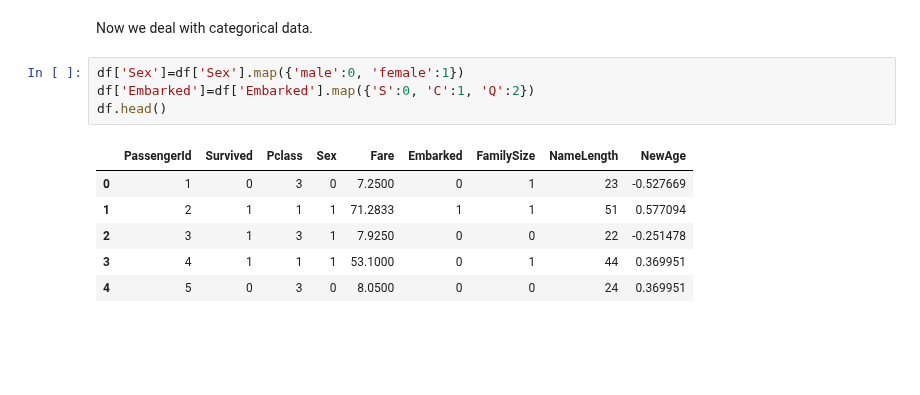
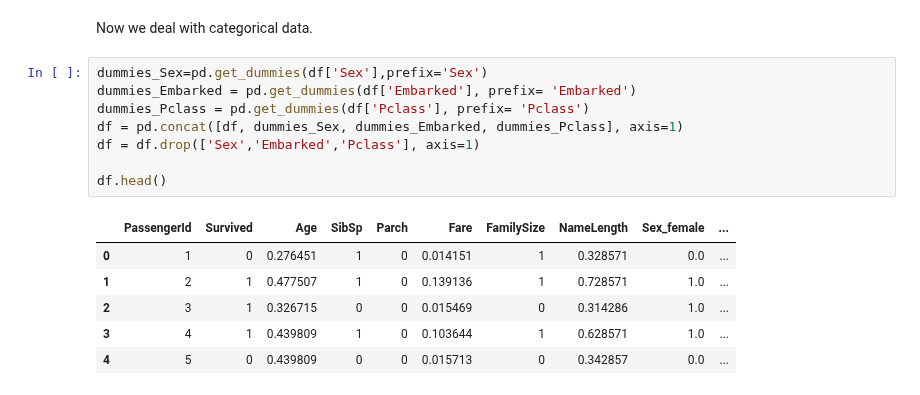
Before and after one commit to snazrul1/ssnazrul, a Jupyter notebook: DSE220/HW3/Titanic.ipynb, the cells around one changed output. Drawn from its saved outputs; the diff is of its cells as text; blank space fills up the shorter version.

```diff
--- a/DSE220/HW3/Titanic.ipynb
+++ b/DSE220/HW3/Titanic.ipynb
@@ -84,14 +99,18 @@ df.head()
 # %% [markdown]
 Now we deal with categorical data.
-# %%
-df['Sex']=df['Sex'].map({'male':0, 'female':1})
-df['Embarked']=df['Embarked'].map({'S':0, 'C':1, 'Q':2})
-df.head()
-# %% [output]
-|  | PassengerId | Survived | Pclass | Sex | Fare | Embarked | FamilySize | NameLength | NewAge |
-| 0 | 1 | 0 | 3 | 0 | 7.2500 | 0 | 1 | 23 | -0.527669 |
-| 1 | 2 | 1 | 1 | 1 | 71.2833 | 1 | 1 | 51 | 0.577094 |
-| 2 | 3 | 1 | 3 | 1 | 7.9250 | 0 | 0 | 22 | -0.251478 |
-| 3 | 4 | 1 | 1 | 1 | 53.1000 | 0 | 1 | 44 | 0.369951 |
-| 4 | 5 | 0 | 3 | 0 | 8.0500 | 0 | 0 | 24 | 0.369951 |
+# %%
+dummies_Sex=pd.get_dummies(df['Sex'],prefix='Sex')
+dummies_Embarked = pd.get_dummies(df['Embarked'], prefix= 'Embarked')
+dummies_Pclass = pd.get_dummies(df['Pclass'], prefix= 'Pclass')
+df = pd.concat([df, dummies_Sex, dummies_Embarked, dummies_Pclass], axis=1)
+df = df.drop(['Sex','Embarked','Pclass'], axis=1)
+
+df.head()
+# %% [output]
+|  | PassengerId | Survived | Age | SibSp | Parch | Fare | FamilySize | NameLength | Sex_female | ... |
+| 0 | 1 | 0 | 0.276451 | 1 | 0 | 0.014151 | 1 | 0.328571 | 0.0 | ... |
+| 1 | 2 | 1 | 0.477507 | 1 | 0 | 0.139136 | 1 | 0.728571 | 1.0 | ... |
+| 2 | 3 | 1 | 0.326715 | 0 | 0 | 0.015469 | 0 | 0.314286 | 1.0 | ... |
+| 3 | 4 | 1 | 0.439809 | 1 | 0 | 0.103644 | 1 | 0.628571 | 1.0 | ... |
+| 4 | 5 | 0 | 0.439809 | 0 | 0 | 0.015713 | 0 | 0.342857 | 0.0 | ... |
 # %% [markdown]
```
Also changed, not shown: parts of 20 cells of this notebook.
